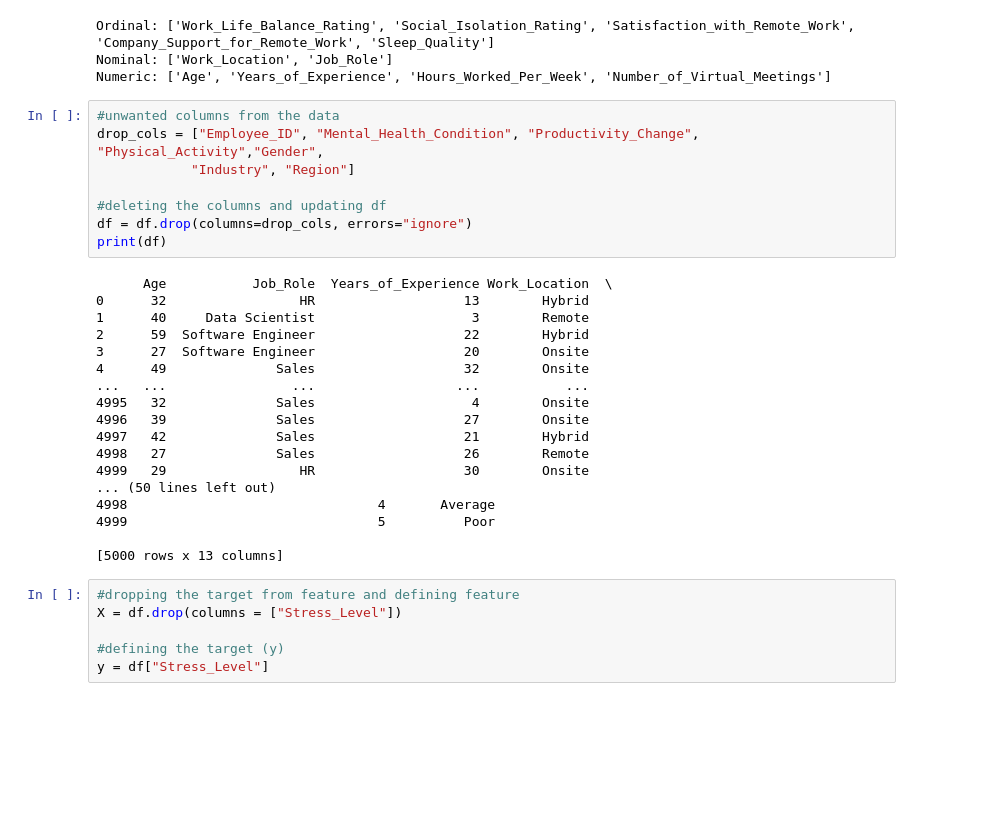
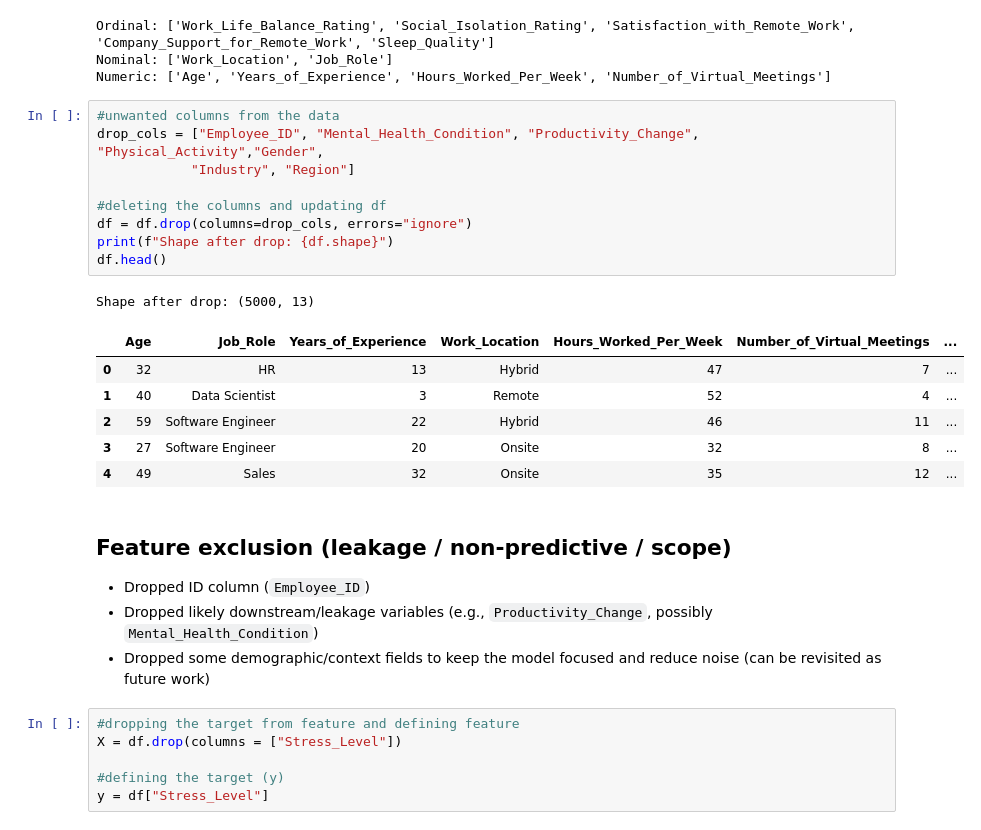
Before and after one commit to poornaprakashh/remote-work-stress-prediction-ML, a Jupyter notebook: notebook/modelling.ipynb, the cells around one changed output. Drawn from its saved outputs; the diff is of its cells as text; blank space fills up the shorter version.

Commit message:
added a new notebook modelling_FINAL

```diff
--- a/notebook/modelling.ipynb
+++ b/notebook/modelling.ipynb
@@ -53,29 +62,25 @@ Numeric: ['Age', 'Years_of_Experience', 'Hours_Worked_Per_Week', 'Number_of_Virt
 # %%
 #unwanted columns from the data
 drop_cols = ["Employee_ID", "Mental_Health_Condition", "Productivity_Change", "Physical_Activity","Gender",
             "Industry", "Region"]
 
 #deleting the columns and updating df
 df = df.drop(columns=drop_cols, errors="ignore")
-print(df)
+print(f"Shape after drop: {df.shape}")
+df.head()
 # %% [output]
-      Age           Job_Role  Years_of_Experience Work_Location  \
-0      32                 HR                   13        Hybrid
-1      40     Data Scientist                    3        Remote
-2      59  Software Engineer                   22        Hybrid
-3      27  Software Engineer                   20        Onsite
-4      49              Sales                   32        Onsite
-...   ...                ...                  ...           ...
-4995   32              Sales                    4        Onsite
-4996   39              Sales                   27        Onsite
-4997   42              Sales                   21        Hybrid
-4998   27              Sales                   26        Remote
-4999   29                 HR                   30        Onsite
-... (50 lines left out)
-4998                                4       Average
-4999                                5          Poor
-
-[5000 rows x 13 columns]
+Shape after drop: (5000, 13)
+|  | Age | Job_Role | Years_of_Experience | Work_Location | Hours_Worked_Per_Week | Number_of_Virtual_Meetings | ... |
+| 0 | 32 | HR | 13 | Hybrid | 47 | 7 | ... |
+| 1 | 40 | Data Scientist | 3 | Remote | 52 | 4 | ... |
+| 2 | 59 | Software Engineer | 22 | Hybrid | 46 | 11 | ... |
+| 3 | 27 | Software Engineer | 20 | Onsite | 32 | 8 | ... |
+| 4 | 49 | Sales | 32 | Onsite | 35 | 12 | ... |
+# %% [markdown]
+## Feature exclusion (leakage / non-predictive / scope)
+- Dropped ID column (`Employee_ID`)
+- Dropped likely downstream/leakage variables (e.g., `Productivity_Change`, possibly `Mental_Health_Condition`)
+- Dropped some demographic/context fields to keep the model focused and reduce noise (can be revisited as future work)
 # %%
 #dropping the target from feature and defining feature
 X = df.drop(columns = ["Stress_Level"])
```
Also changed, not shown: parts of 13 cells of this notebook, 1 other file.
